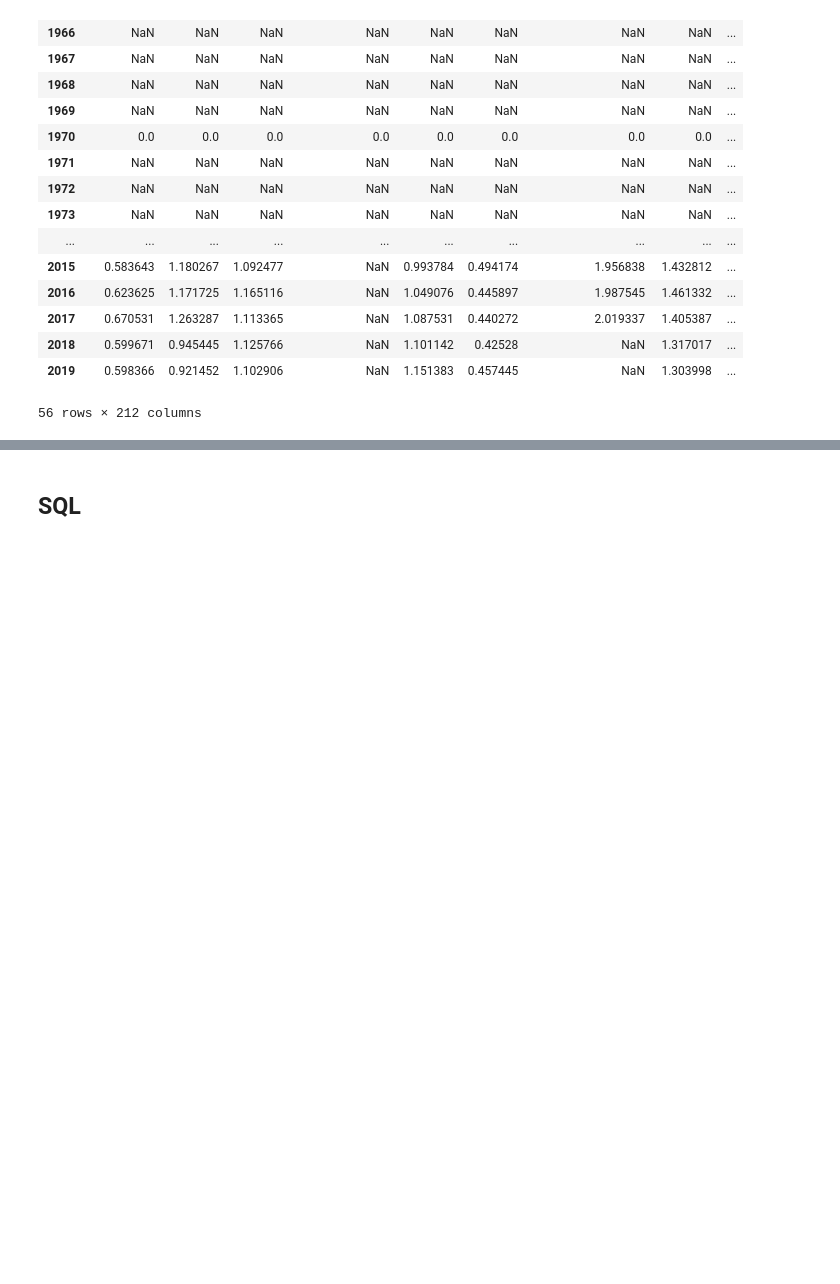
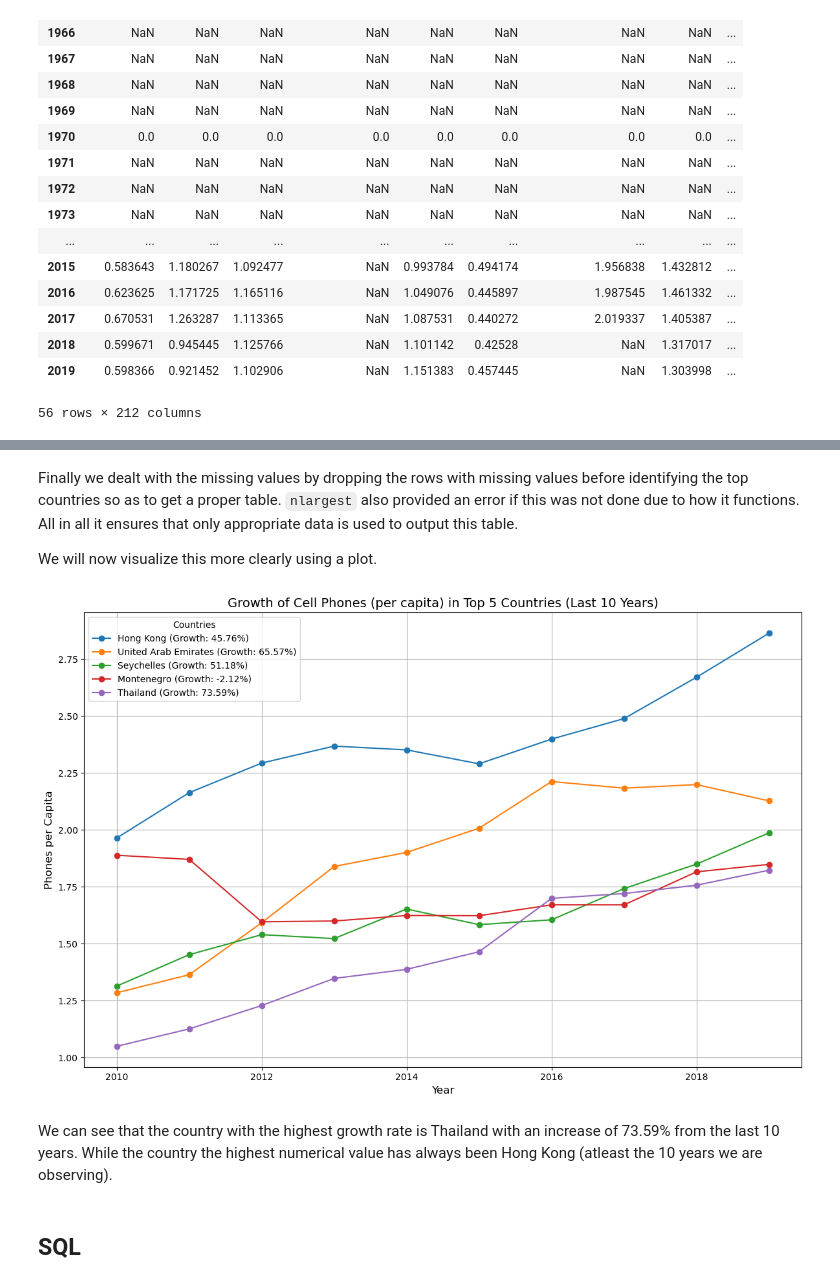
Before and after one commit to MrHEFF/su-mt4007, a Jupyter notebook: HW4/HW4.ipynb, the cells around one changed output, grey strips where cells are left out. Drawn from its saved outputs; the diff is of its cells as text; code cells hidden in the pictures; blank space fills up the shorter version.

Commit message:
hw4 komplettering done

```diff
--- a/HW4/HW4.ipynb
+++ b/HW4/HW4.ipynb
@@ -108,5 +108,8 @@ phones_per_capita_df
 # %%
-# Ensure the entire Series for the year 2019 is numeric before using nlargest()
+# Convert the index to integers
+phones_per_capita_df.index = phones_per_capita_df.index.astype(int)
+
+# Now the numeric indexing should work
 phones_2019_numeric = phones_per_capita_df.loc[2019].dropna().apply(pd.to_numeric, errors='coerce')
 
 # Identify the top 5 countries with the highest phones per capita in 2019
@@ -121,3 +130,45 @@ KeyError: 2019
+# %% [markdown]
+Finally we dealt with the missing values by dropping the rows with missing values before identifying the top countries so as to get a proper table. `nlargest` also provided an error if this was not done due to how it functions. All in all it ensures that only appropriate data is used to output this table.
+
+We will now visualize this more clearly using a plot.
+# %%
+import matplotlib.pyplot as plt
+
+# Select the last 10 years of data for the top 5 countries
+last_10_years = phones_per_capita_df.index[-10:]
+filtered_phones_per_capita_10_years = phones_per_capita_df.loc[last_10_years, top_5_countries_2019]
+
+# Calculate the growth rate (percent change) over the last 10 years
+growth_rate_top_5_10_years = (
+    (filtered_phones_per_capita_10_years.iloc[-1] - filtered_phones_per_capita_10_years.iloc[0])
+    / filtered_phones_per_capita_10_years.iloc[0]
+) * 100
+
+# Plot the phones per capita trends for the last 10 years for the top 5 countries
+plt.figure(figsize=(12, 8))
+
+for country in filtered_phones_per_capita_10_years.columns:
+    plt.plot(
+        filtered_phones_per_capita_10_years.index,
+        filtered_phones_per_capita_10_years[country],
+        marker='o',
+        label=f"{country} (Growth: {growth_rate_top_5_10_years[country]:.2f}%)"
+    )
+
+# Add titles and labels
+plt.title("Growth of Cell Phones (per capita) in Top 5 Countries (Last 10 Years)", fontsize=14)
+plt.xlabel("Year", fontsize=12)
+plt.ylabel("Phones per Capita", fontsize=12)
+plt.legend(title="Countries", fontsize=10)
+plt.grid(True)
+plt.tight_layout()
+
+# Display the plot
+plt.show()
+# %% [output]
+[figure, added]
+# %% [markdown]
+We can see that the country with the highest growth rate is Thailand with an increase of 73.59% from the last 10 years. While the country the highest numerical value has always been Hong Kong (atleast the 10 years we are observing).
 # %% [markdown]
 ## SQL
 # %%
```
Also changed, not shown: parts of 4 cells of this notebook.
